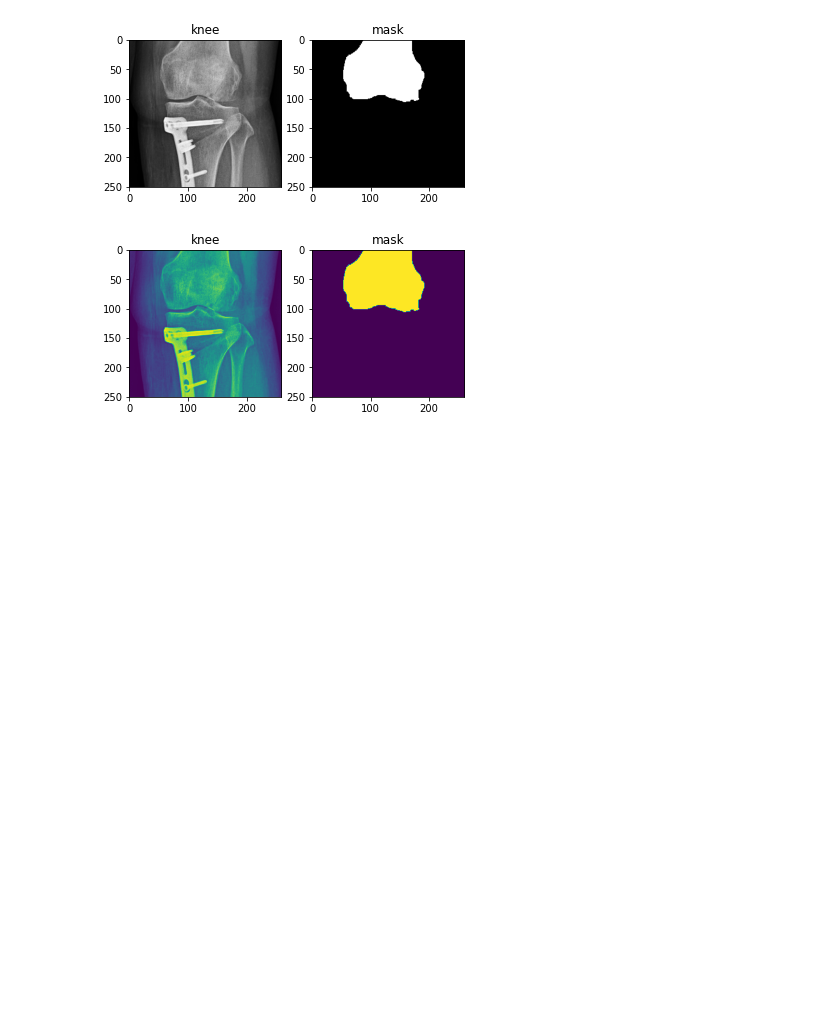
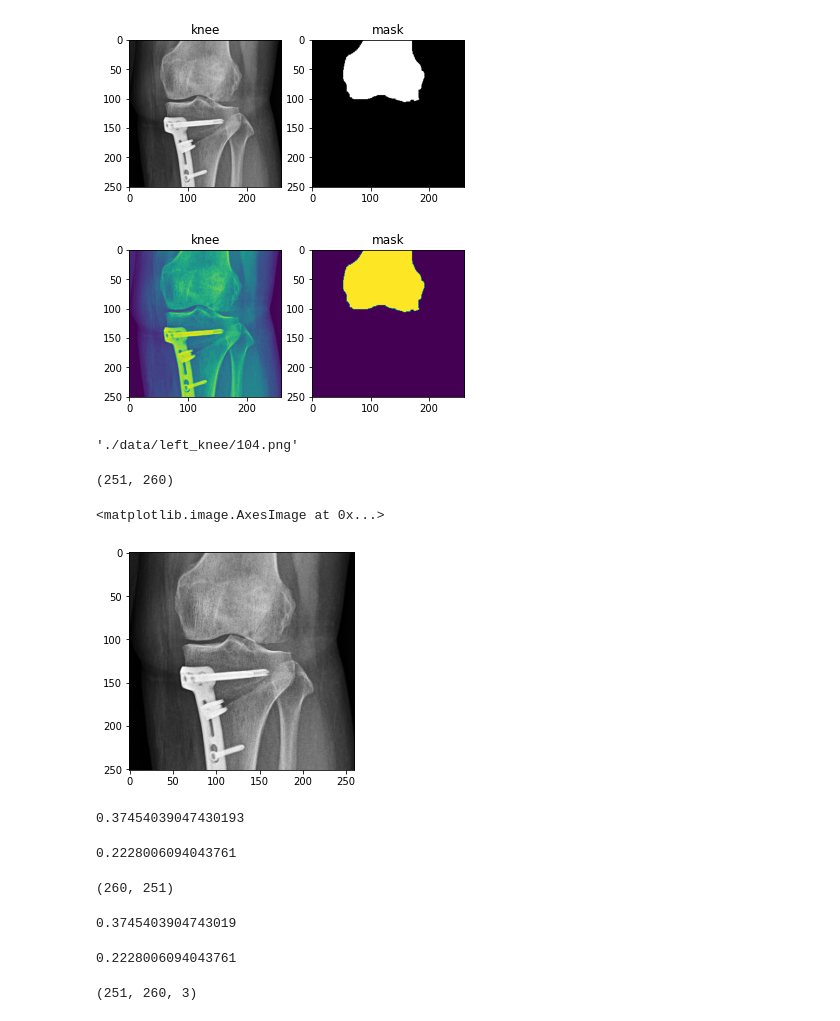
Before and after one commit to Lagom92/cnn_tutorial, a Jupyter notebook: Segmentation/EDA.ipynb, the cells around one changed output. Saved outputs shown, nothing was run; the diff lists cells and outputs as text; code cells hidden in the pictures; blank space fills up the shorter version.

```diff
--- a/Segmentation/EDA.ipynb
+++ b/Segmentation/EDA.ipynb
@@ -149,3 +155,48 @@ plt.imshow(mask)
 plt.show()
 # %% [output]
 [figure]
+# %%
+img_path = LEFT_KNEE_PATH + left_knee_data_lst[0]
+img_path
+# %% [output]
+'./data/left_knee/104.png'
+# %%
+img = cv2.imread(img_path, cv2.IMREAD_GRAYSCALE)
+
+img.shape
+# %% [output]
+(251, 260)
+# %%
+plt.imshow(img/255.0, cmap='gray')
+# %% [output]
+<matplotlib.image.AxesImage at 0x...>
+[figure, added]
+# %%
+(img/255.0).mean()
+# %% [output]
+0.37454039047430193
+# %%
+(img/255.0).std()
+# %% [output]
+0.2228006094043761
+# %%
+from PIL import Image
+
+im = Image.open(img_path)
+im.size
+# %% [output]
+(260, 251)
+# %%
+import numpy as np
+
+(np.array(im)/255.0).mean()
+# %% [output]
+0.3745403904743019
+# %%
+(np.array(im)/255.0).std()
+# %% [output]
+0.2228006094043761
+# %%
+np.asarray(im).shape
+# %% [output]
+(251, 260, 3)
```
Also changed, not shown: parts of 31 cells of this notebook, 1 other file.
